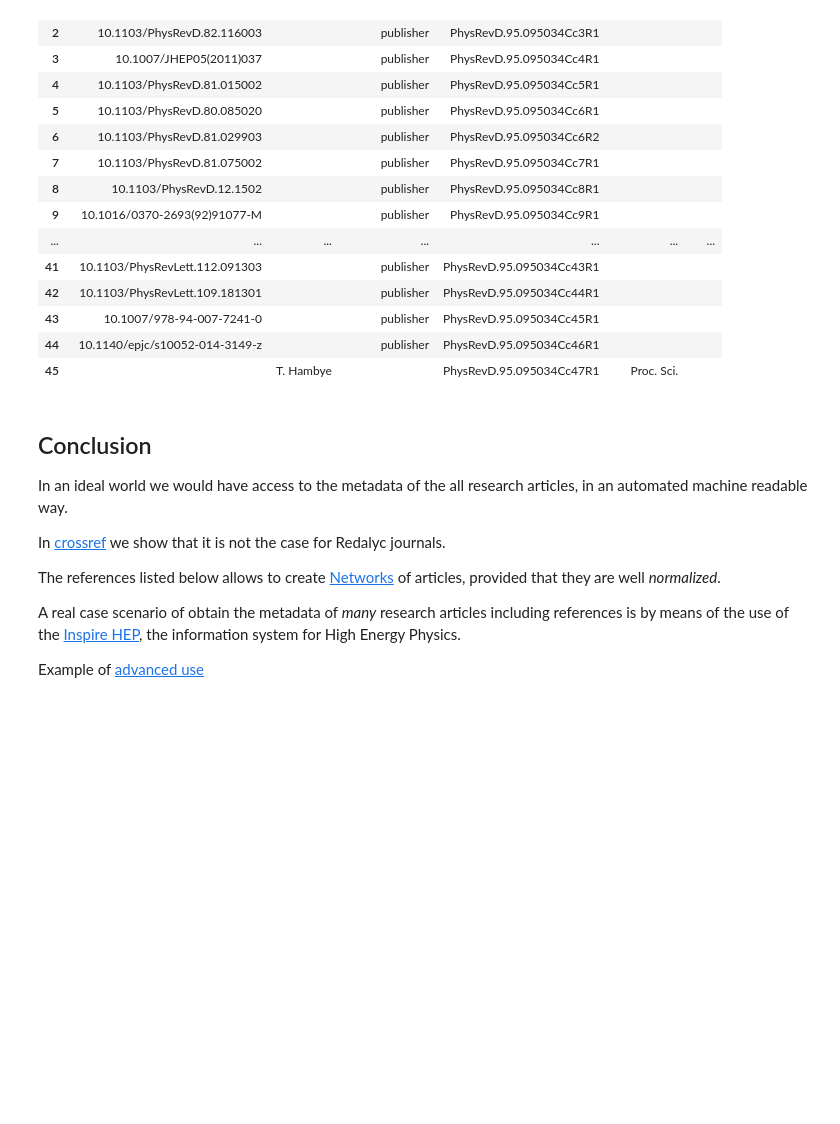
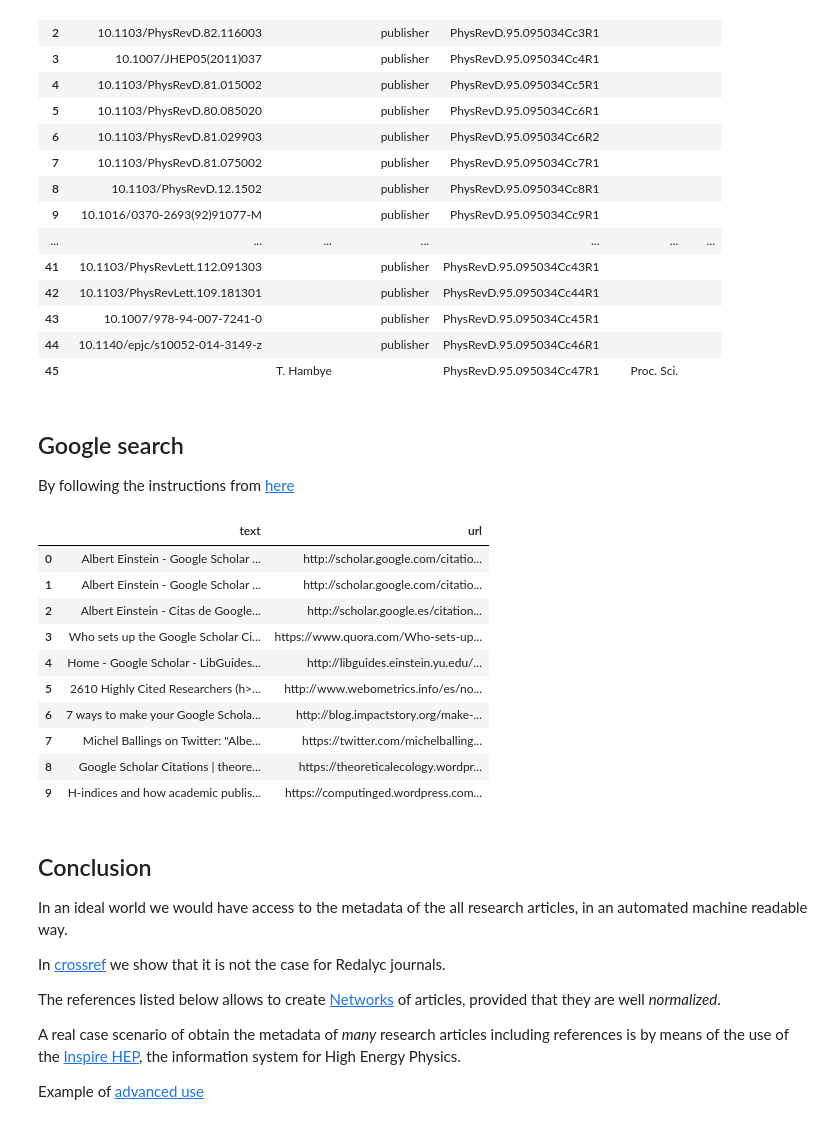
Before and after one commit to restrepo/data-analysis, a Jupyter notebook: Pandas.ipynb, the cells around one changed output. Saved outputs shown, nothing was run; the diff lists cells and outputs as text; code cells hidden in the pictures; blank space fills up the shorter version.

```diff
--- a/Pandas.ipynb
+++ b/Pandas.ipynb
@@ -397,6 +397,54 @@ pd.DataFrame( doi.loc[['reference']]['message'].values[0]  ).fillna('')
 | 43 | 10.1007/978-94-007-7241-0 |  | publisher | PhysRevD.95.095034Cc45R1 |  |  |
 | 44 | 10.1140/epjc/s10052-014-3149-z |  | publisher | PhysRevD.95.095034Cc46R1 |  |  |
 | 45 |  | T. Hambye |  | PhysRevD.95.095034Cc47R1 | Proc. Sci. |  |
+# %% [markdown]
+## Google search
+By following the instructions from [here](https://stackoverflow.com/a/46374861/2268280)
+# %%
+import requests
+from bs4 import BeautifulSoup
+
+headers_Get = {
+        'User-Agent': 'Mozilla/5.0 (Windows NT 6.1; WOW64; rv:49.0) Gecko/20100101 Firefox/49.0',
+        'Accept': 'text/html,application/xhtml+xml,application/xml;q=0.9,*/*;q=0.8',
+        'Accept-Language': 'en-US,en;q=0.5',
+        'Accept-Encoding': 'gzip, deflate',
+        'DNT': '1',
+        'Connection': 'keep-alive',
+        'Upgrade-Insecure-Requests': '1'
+    }
+
+
+def google(q):
+    s = requests.Session()
+    q = '+'.join(q.split())
+    url = 'https://www.google.com/search?q=' + q + '&ie=utf-8&oe=utf-8'
+    r = s.get(url, headers=headers_Get)
+
+    soup = BeautifulSoup(r.text, "html.parser")
+    output = []
+    for searchWrapper in soup.find_all('h3', {'class':'r'}): #this line may change in future based on google's web page structure
+        url = searchWrapper.find('a')["href"]
+        text = searchWrapper.find('a').text.strip()
+        result = {'text': text, 'url': url}
+        output.append(result)
+
+    return output
+# %%
+rdf=pd.DataFrame( google('albert einstein google scholar') )
+rdf
+# %% [output]
+|  | text | url |
+| 0 | Albert Einstein - Google Scholar ... | http://scholar.google.com/citatio... |
+| 1 | Albert Einstein - Google Scholar ... | http://scholar.google.com/citatio... |
+| 2 | Albert Einstein - Citas de Google... | http://scholar.google.es/citation... |
+| 3 | Who sets up the Google Scholar Ci... | https://www.quora.com/Who-sets-up... |
+| 4 | Home - Google Scholar - LibGuides... | http://libguides.einstein.yu.edu/... |
+| 5 | 2610 Highly Cited Researchers (h>... | http://www.webometrics.info/es/no... |
+| 6 | 7 ways to make your Google Schola... | http://blog.impactstory.org/make-... |
+| 7 | Michel Ballings on Twitter: "Albe... | https://twitter.com/michelballing... |
+| 8 | Google Scholar Citations | theore... | https://theoreticalecology.wordpr... |
+| 9 | H-indices and how academic publis... | https://computinged.wordpress.com... |
 # %% [markdown]
 ## Conclusion
 In an ideal world we would have access to the metadata of the all research articles, in an automated machine readable way.
```
